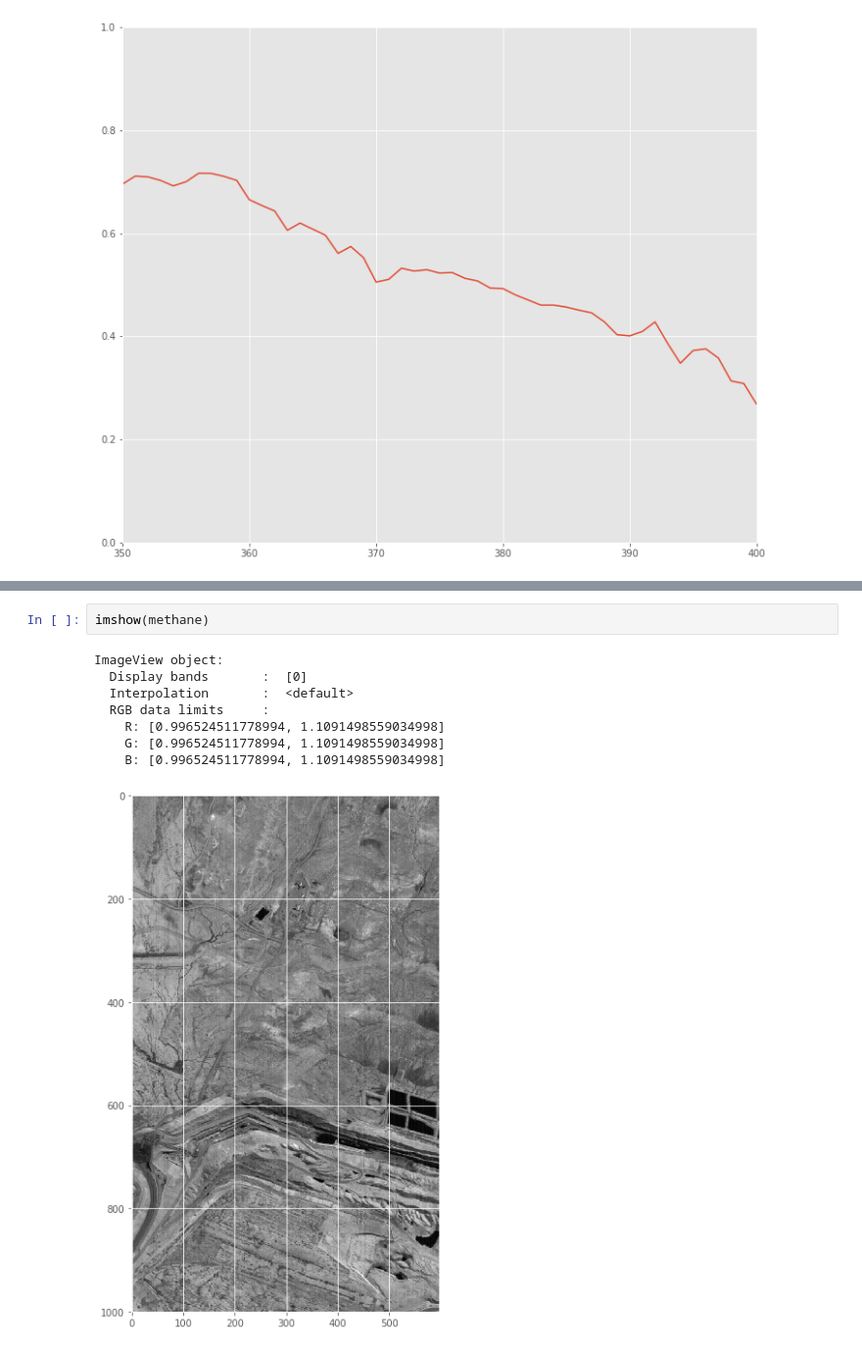
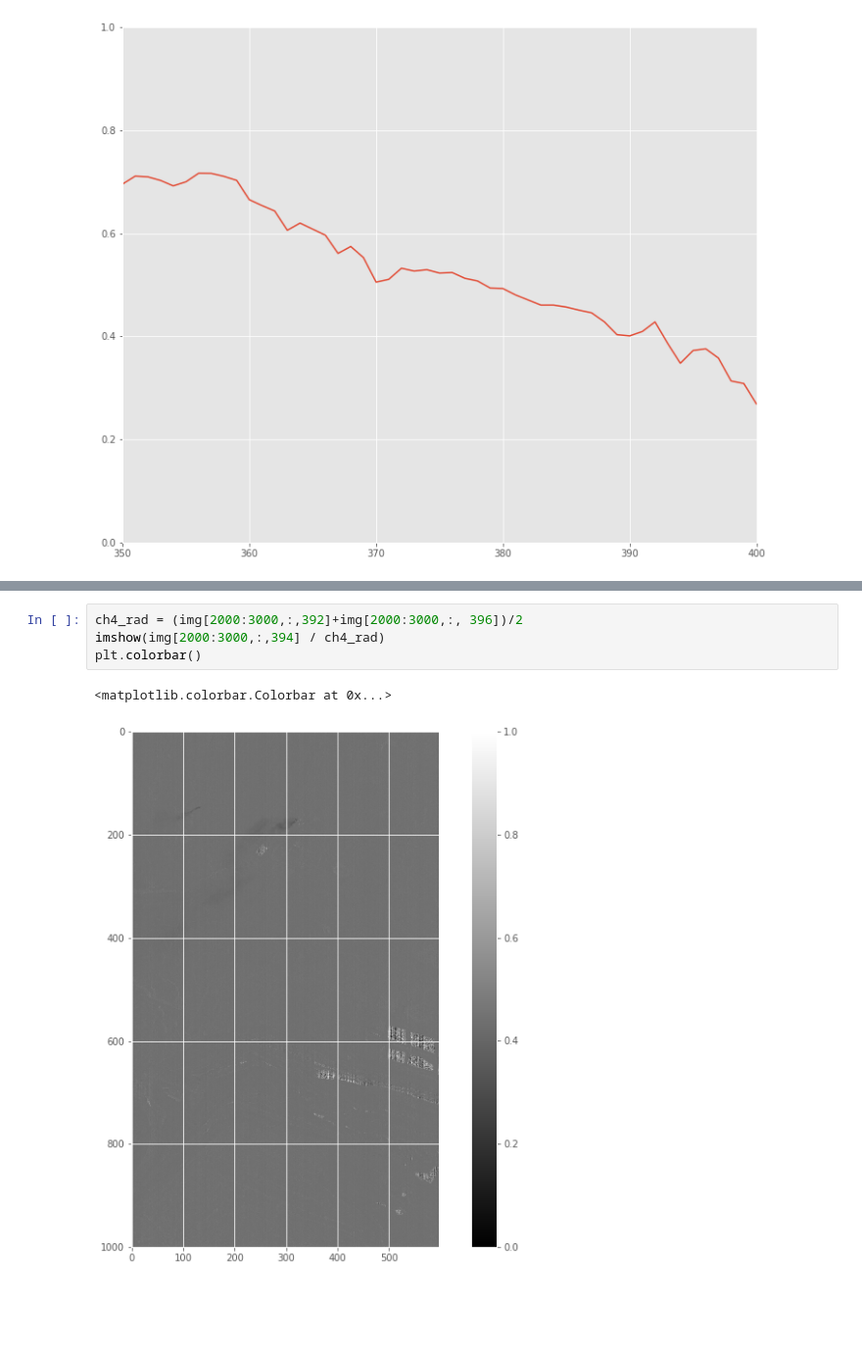
Before and after one commit to cfranken/ESE156, a Jupyter notebook: projects/Quantitative_Methane_Retrievals.ipynb, the cells around one changed output, grey strips where cells are left out. Shown: that part at 98% size. Cells and saved outputs as stored; diff of their text form; blank space fills up the shorter version.

```diff
--- a/projects/Quantitative_Methane_Retrievals.ipynb
+++ b/projects/Quantitative_Methane_Retrievals.ipynb
@@ -89,11 +59,7 @@ print(methane)
-# %%
-imshow(methane)
-# %% [output]
-ImageView object:
-  Display bands       :  [0]
-  Interpolation       :  <default>
-  RGB data limits     :
-    R: [0.996524511778994, 1.1091498559034998]
-    G: [0.996524511778994, 1.1091498559034998]
-    B: [0.996524511778994, 1.1091498559034998]
-[figure, removed]
+# %%
+ch4_rad = (img[2000:3000,:,392]+img[2000:3000,:, 396])/2
+imshow(img[2000:3000,:,394] / ch4_rad)
+plt.colorbar()
+# %% [output]
+<matplotlib.colorbar.Colorbar at 0x...>
+[figure, added]
```
Also changed, not shown: parts of 4 cells of this notebook, 2 other files.
